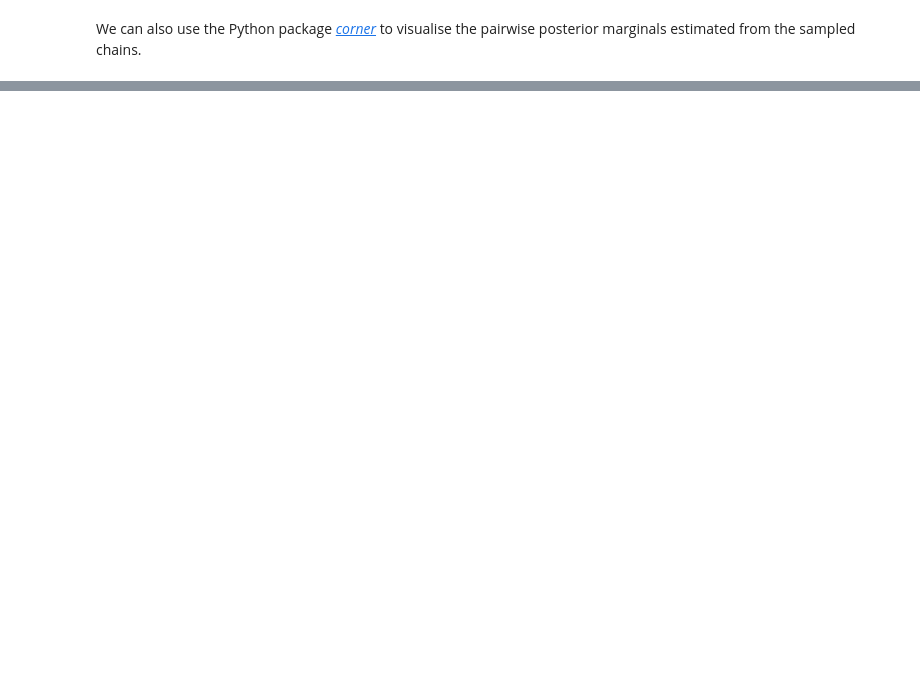
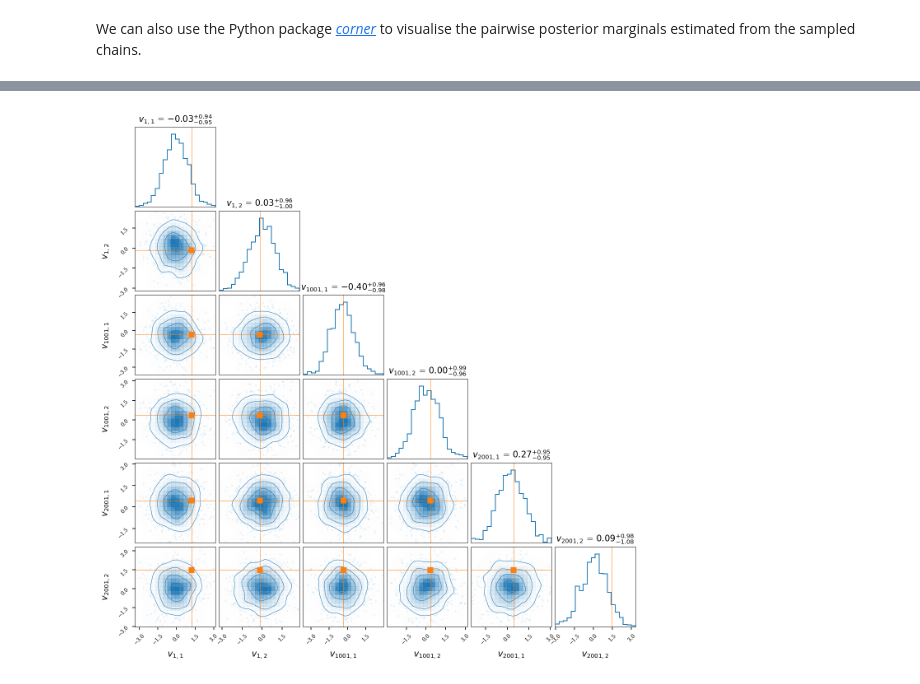
Before and after one commit to thiery-lab/manifold-mcmc-for-diffusions, a Jupyter notebook: FitzHugh-Nagumo_example.ipynb, the cells around one changed output, grey strips where cells are left out. Saved outputs shown, nothing was run; the diff lists cells and outputs as text; code cells hidden in the pictures; blank space fills up the shorter version.

```diff
--- a/FitzHugh-Nagumo_example.ipynb
+++ b/FitzHugh-Nagumo_example.ipynb
@@ -403,0 +408,21 @@ with plt.style.context(plot_style):
+# %%
+plot_indices = [(0, 0), (0, 1), (1000, 0), (1000, 1), (2000, 0), (2000, 1)]
+num_indices = len(plot_indices)
+v_seq_ref = q_ref[dim_x + dim_x:].reshape((-1, dim_v))
+with plt.style.context(plot_style):
+    fig, axes = plt.subplots(num_indices, num_indices,
+                             figsize=(1.5 * num_indices, 1.5 * num_indices))
+    _ = corner.corner(
+        onp.stack([onp.concatenate([t[num_warmup:, i[0], i[1]] for t in traces['v_seq']]) for i in plot_indices], -1),
+        labels=[f'$v_{{{i[0] + 1},{i[1] + 1}}}$' for i in plot_indices],
+        truths=[v_seq_ref[i] for i in plot_indices],
+        color='C0', truth_color='C1', show_titles=True, smooth=1.,
+        fig=fig)
+    for i in range(num_indices):
+        for j in range(i+1):
+            if i != num_var - 1:
+                axes[i, j].xaxis.set_ticks_position('none')
+            if j != 0 or (i == j == 0):
+                axes[i, j].yaxis.set_ticks_position('none')
+# %% [output]
+[figure, added]
```
Also changed, not shown: parts of 10 cells of this notebook.
